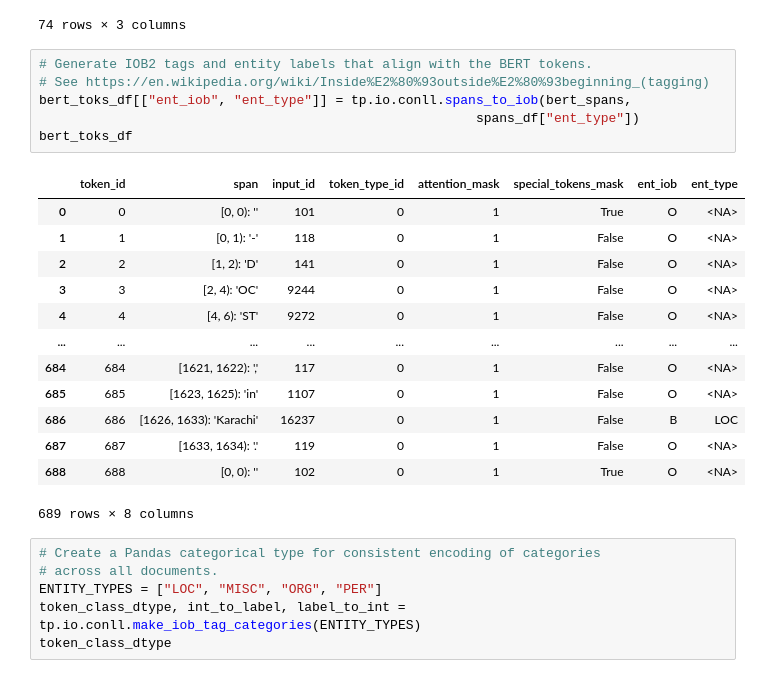
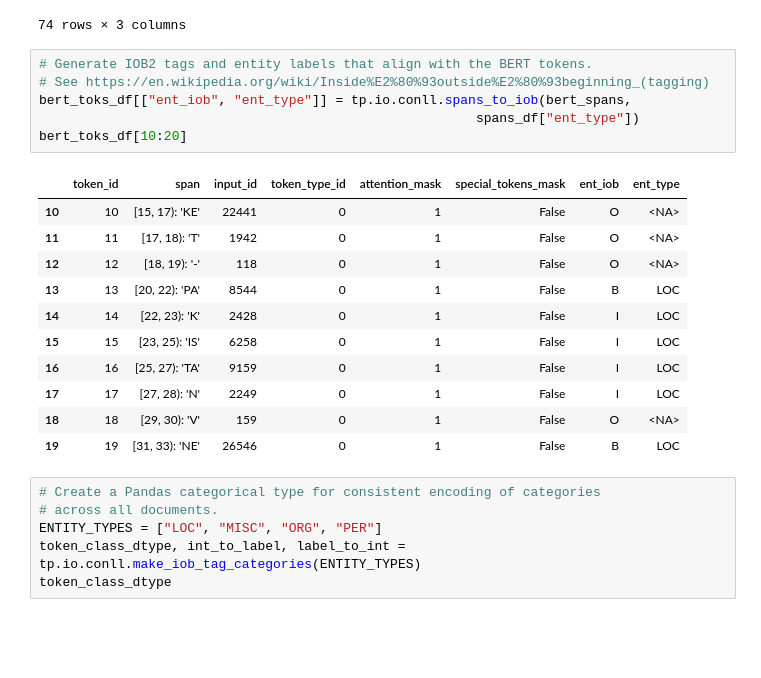
Before and after one commit to CODAIT/text-extensions-for-pandas, a Jupyter notebook: notebooks/Model_Training_with_BERT.ipynb, the cells around one changed output. Saved outputs shown, nothing was run; the diff lists cells and outputs as text; blank space fills up the shorter version.

```diff
--- a/notebooks/Model_Training_with_BERT.ipynb
+++ b/notebooks/Model_Training_with_BERT.ipynb
@@ -212,23 +212,21 @@ pd.DataFrame({
 # %%
 # Generate IOB2 tags and entity labels that align with the BERT tokens.
 # See https://en.wikipedia.org/wiki/Inside%E2%80%93outside%E2%80%93beginning_(tagging)
 bert_toks_df[["ent_iob", "ent_type"]] = tp.io.conll.spans_to_iob(bert_spans,
                                                         spans_df["ent_type"])
-bert_toks_df
+bert_toks_df[10:20]
 # %% [output]
 |  | token_id | span | input_id | token_type_id | attention_mask | special_tokens_mask | ent_iob | ent_type |
-| 0 | 0 | [0, 0): '' | 101 | 0 | 1 | True | O | <NA> |
-| 1 | 1 | [0, 1): '-' | 118 | 0 | 1 | False | O | <NA> |
-| 2 | 2 | [1, 2): 'D' | 141 | 0 | 1 | False | O | <NA> |
-| 3 | 3 | [2, 4): 'OC' | 9244 | 0 | 1 | False | O | <NA> |
-| 4 | 4 | [4, 6): 'ST' | 9272 | 0 | 1 | False | O | <NA> |
-| ... | ... | ... | ... | ... | ... | ... | ... | ... |
-| 684 | 684 | [1621, 1622): ',' | 117 | 0 | 1 | False | O | <NA> |
-| 685 | 685 | [1623, 1625): 'in' | 1107 | 0 | 1 | False | O | <NA> |
-| 686 | 686 | [1626, 1633): 'Karachi' | 16237 | 0 | 1 | False | B | LOC |
-| 687 | 687 | [1633, 1634): '.' | 119 | 0 | 1 | False | O | <NA> |
-| 688 | 688 | [0, 0): '' | 102 | 0 | 1 | True | O | <NA> |
+| 10 | 10 | [15, 17): 'KE' | 22441 | 0 | 1 | False | O | <NA> |
+| 11 | 11 | [17, 18): 'T' | 1942 | 0 | 1 | False | O | <NA> |
+| 12 | 12 | [18, 19): '-' | 118 | 0 | 1 | False | O | <NA> |
+| 13 | 13 | [20, 22): 'PA' | 8544 | 0 | 1 | False | B | LOC |
+| 14 | 14 | [22, 23): 'K' | 2428 | 0 | 1 | False | I | LOC |
+| 15 | 15 | [23, 25): 'IS' | 6258 | 0 | 1 | False | I | LOC |
+| 16 | 16 | [25, 27): 'TA' | 9159 | 0 | 1 | False | I | LOC |
+| 17 | 17 | [27, 28): 'N' | 2249 | 0 | 1 | False | I | LOC |
+| 18 | 18 | [29, 30): 'V' | 159 | 0 | 1 | False | O | <NA> |
+| 19 | 19 | [31, 33): 'NE' | 26546 | 0 | 1 | False | B | LOC |
-689 rows × 8 columns
 # %%
 # Create a Pandas categorical type for consistent encoding of categories
 # across all documents.
```
Also changed, not shown: parts of 3 cells of this notebook, 4 other files.
